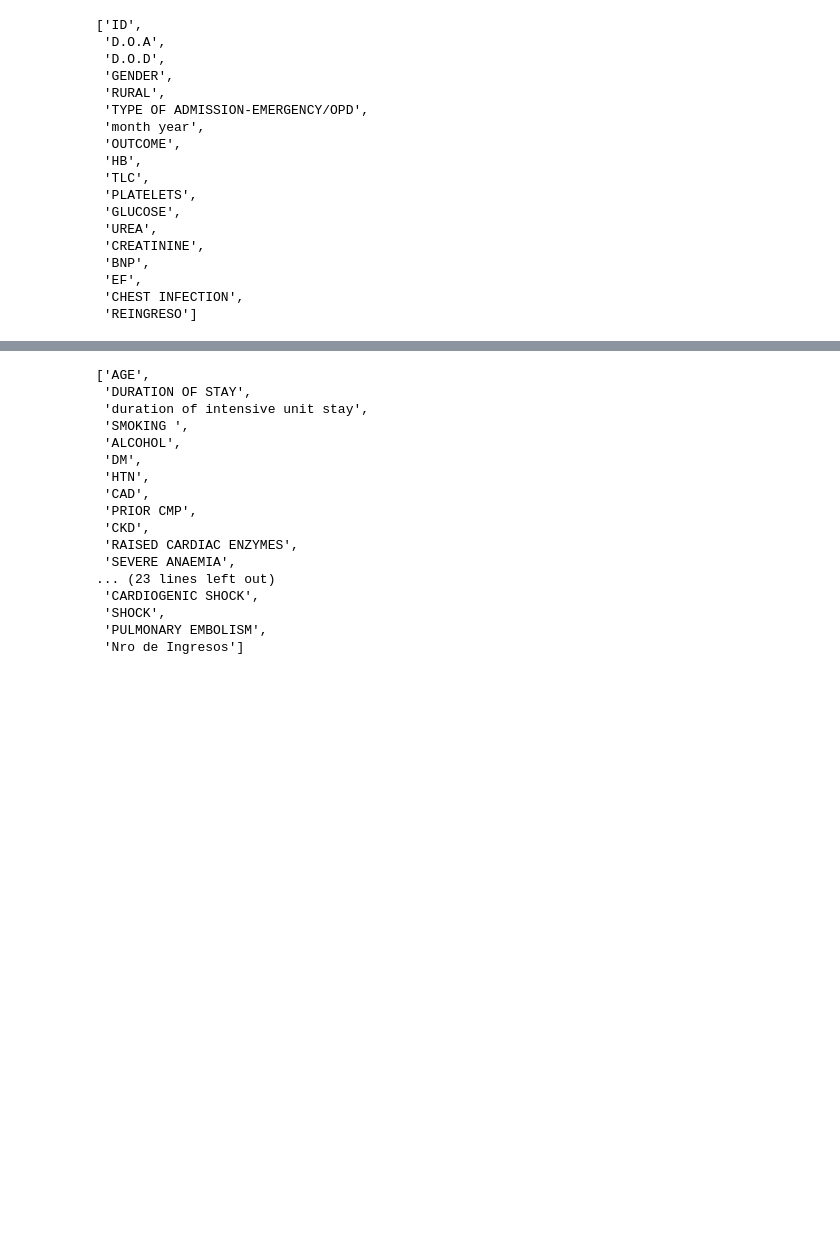
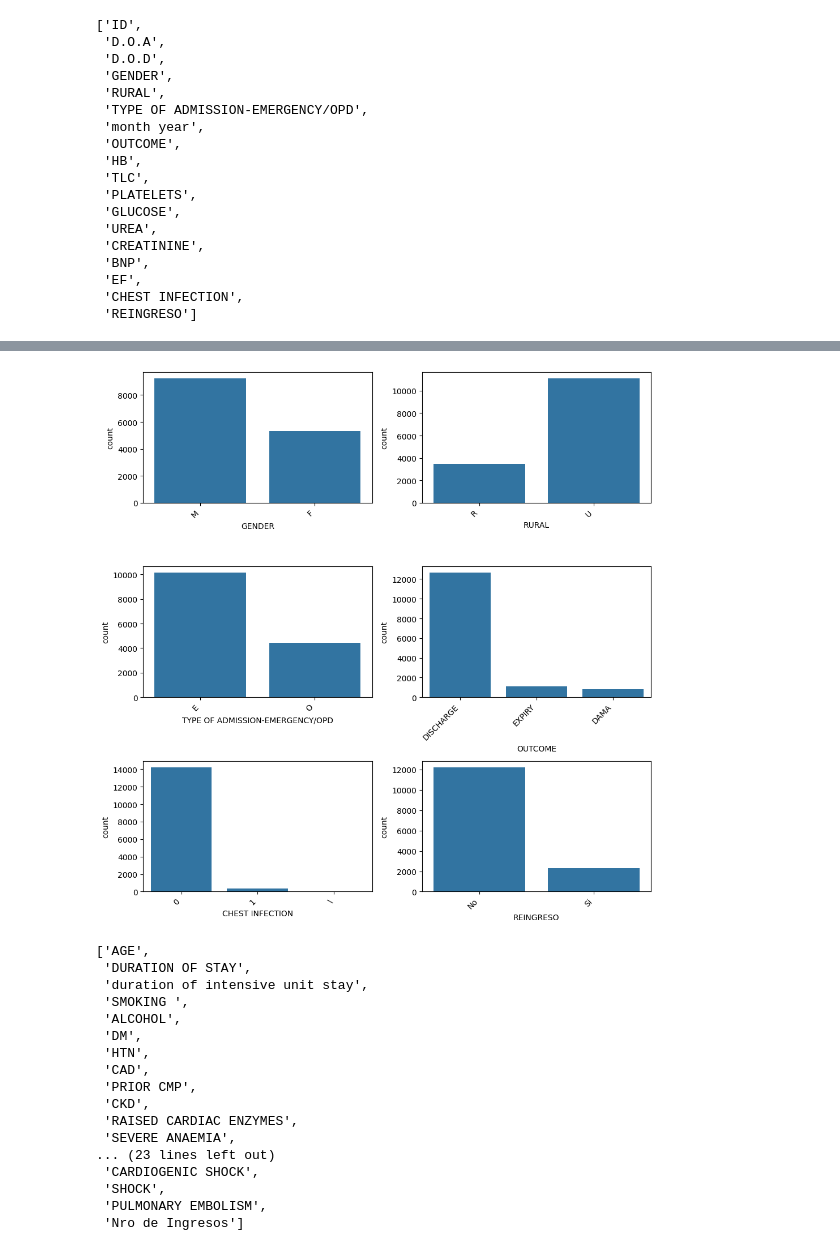
Before and after one commit to Estefaniagz/Proyecto_nocountry, a Jupyter notebook: explore.ipynb, the cells around one changed output, grey strips where cells are left out. Drawn from its saved outputs; the diff is of its cells as text; code cells hidden in the pictures; blank space fills up the shorter version.

```diff
--- a/explore.ipynb
+++ b/explore.ipynb
@@ -408,3 +357,15 @@ KeyboardInterrupt:
+# %%
+fig, axis = plt.subplots(3, 2, figsize = (10, 10))
+
+for i, cat in enumerate(categoricas_seleccionadas):
+    row, col = i // 2, i % 2
+    sns.countplot(ax=axis[row,col], data=df1[categoricas], x=cat)
+    plt.setp(axis[row, col].get_xticklabels(), rotation=45, ha='right')
+
+plt.tight_layout()
+plt.show()
+# %% [output]
+[figure, added]
 # %%
 numericas = df1.select_dtypes(include=['int']).columns.tolist()
 numericas
```
Also changed, not shown: parts of 4 cells of this notebook.
